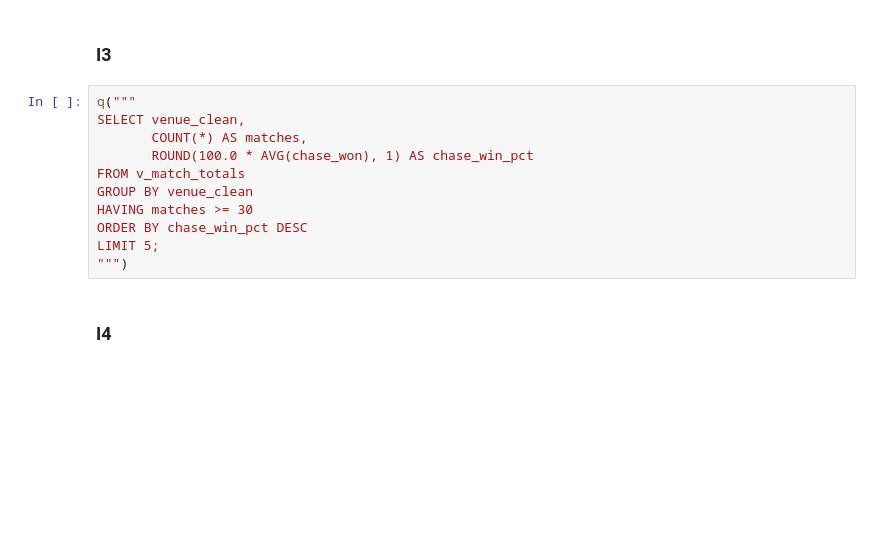
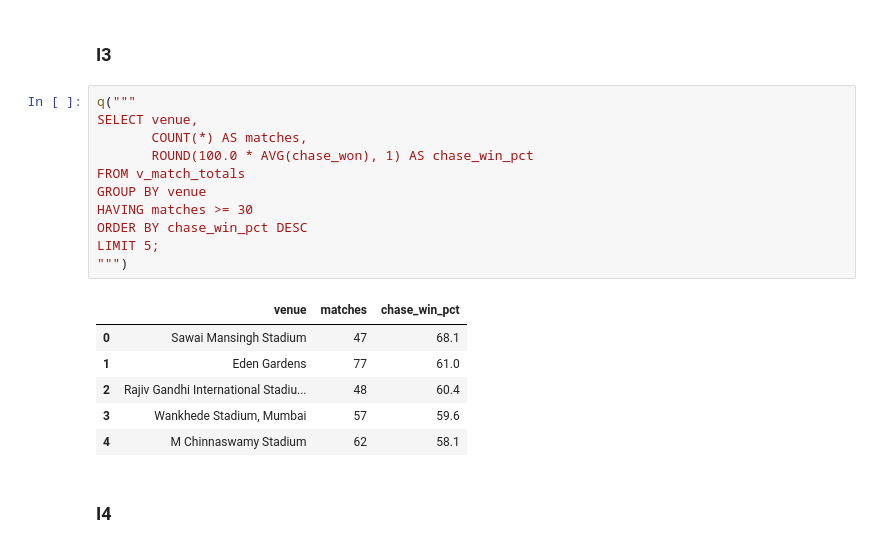
Before and after one commit to muhammednajif/ipl-cricket-analytics, a Jupyter notebook: notebooks/03_analysis.ipynb, the cells around one changed output. Cells and saved outputs as stored; diff of their text form; blank space fills up the shorter version.

```diff
--- a/notebooks/03_analysis.ipynb
+++ b/notebooks/03_analysis.ipynb
@@ -1581,15 +1651,22 @@ LIMIT 5;
 ### I3
 # %%
 q("""
-SELECT venue_clean,
+SELECT venue,
        COUNT(*) AS matches,
        ROUND(100.0 * AVG(chase_won), 1) AS chase_win_pct
 FROM v_match_totals
-GROUP BY venue_clean
+GROUP BY venue
 HAVING matches >= 30
 ORDER BY chase_win_pct DESC
 LIMIT 5;
 """)
+# %% [output]
+|  | venue | matches | chase_win_pct |
+| 0 | Sawai Mansingh Stadium | 47 | 68.1 |
+| 1 | Eden Gardens | 77 | 61.0 |
+| 2 | Rajiv Gandhi International Stadiu... | 48 | 60.4 |
+| 3 | Wankhede Stadium, Mumbai | 57 | 59.6 |
+| 4 | M Chinnaswamy Stadium | 62 | 58.1 |
 # %% [markdown]
 ### I4
 # %%
```
Also changed, not shown: parts of 64 cells of this notebook, 2 other files.
